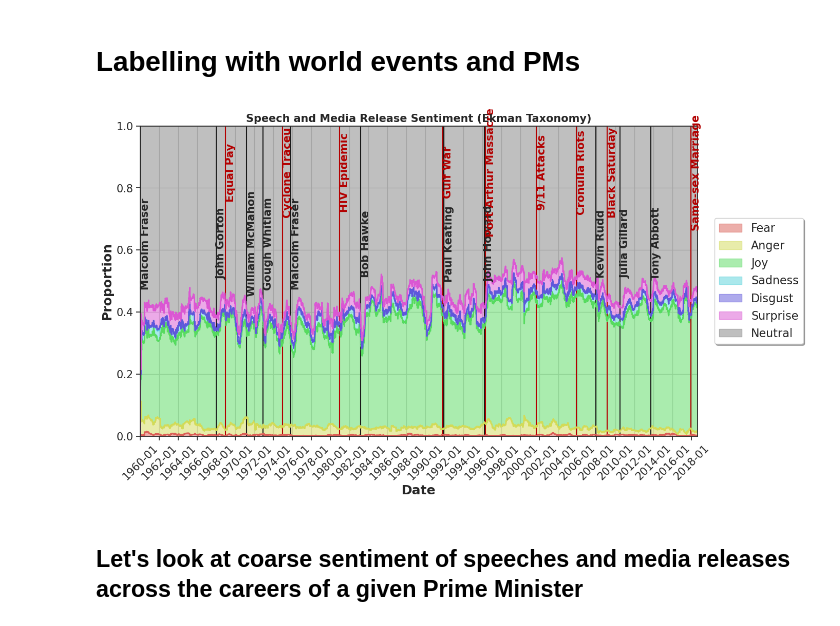
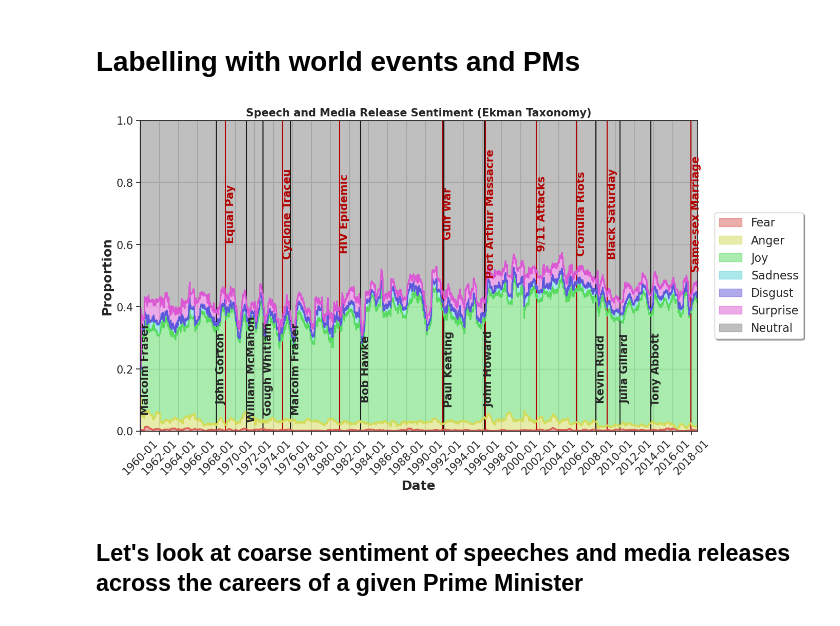
Before and after one commit to thaum-io/language-of-leadership, a Jupyter notebook: nb/VisEmotion2-Ekman.ipynb, the cells around one changed output. Saved outputs shown, nothing was run; the diff lists cells and outputs as text; code cells hidden in the pictures.

```diff
--- a/nb/VisEmotion2-Ekman.ipynb
+++ b/nb/VisEmotion2-Ekman.ipynb
@@ -240,20 +240,20 @@ win_len = '180d'
 # %%
 df_coarse = get_coarse_proportional_emotion_df_with_neutral(df[mask])
 plot_coarse_emotion_proportions(df_coarse, window=win_len, title='Speech and Media Release Sentiment (Ekman Taxonomy)', x_delim=mdates.YearLocator(2, month=1, day=1))
 plt.vlines([x[0] for x in pm_dates_short], 0, 1)
 for i, x in enumerate(pm_dates_short):
     date = x[0]
     pm = x[1]
-    plt.gca().text(date, 0.62, pm, rotation=90, verticalalignment='center', fontweight='bold')
+    plt.gca().text(date, 0.2, pm, rotation=90, verticalalignment='center', fontweight='bold')
 
 
 plt.vlines([x[0] for x in event_dates], 0, 1, color=[0.7,0,0])
 for i, x in enumerate(event_dates):
     date = x[0]
     pm = x[1]
-    plt.gca().text(date, 0.85, pm, rotation=90, verticalalignment='center', fontweight='bold', color=[0.7,0,0])
+    plt.gca().text(date, 0.7, pm, rotation=90, verticalalignment='center', fontweight='bold', color=[0.7,0,0])
 # %% [output]
-[figure, old version]
+[figure, new version]
 # %% [markdown]
 ## Let's look at coarse sentiment of speeches and media releases across the careers of a given Prime Minister
 # %%
```
